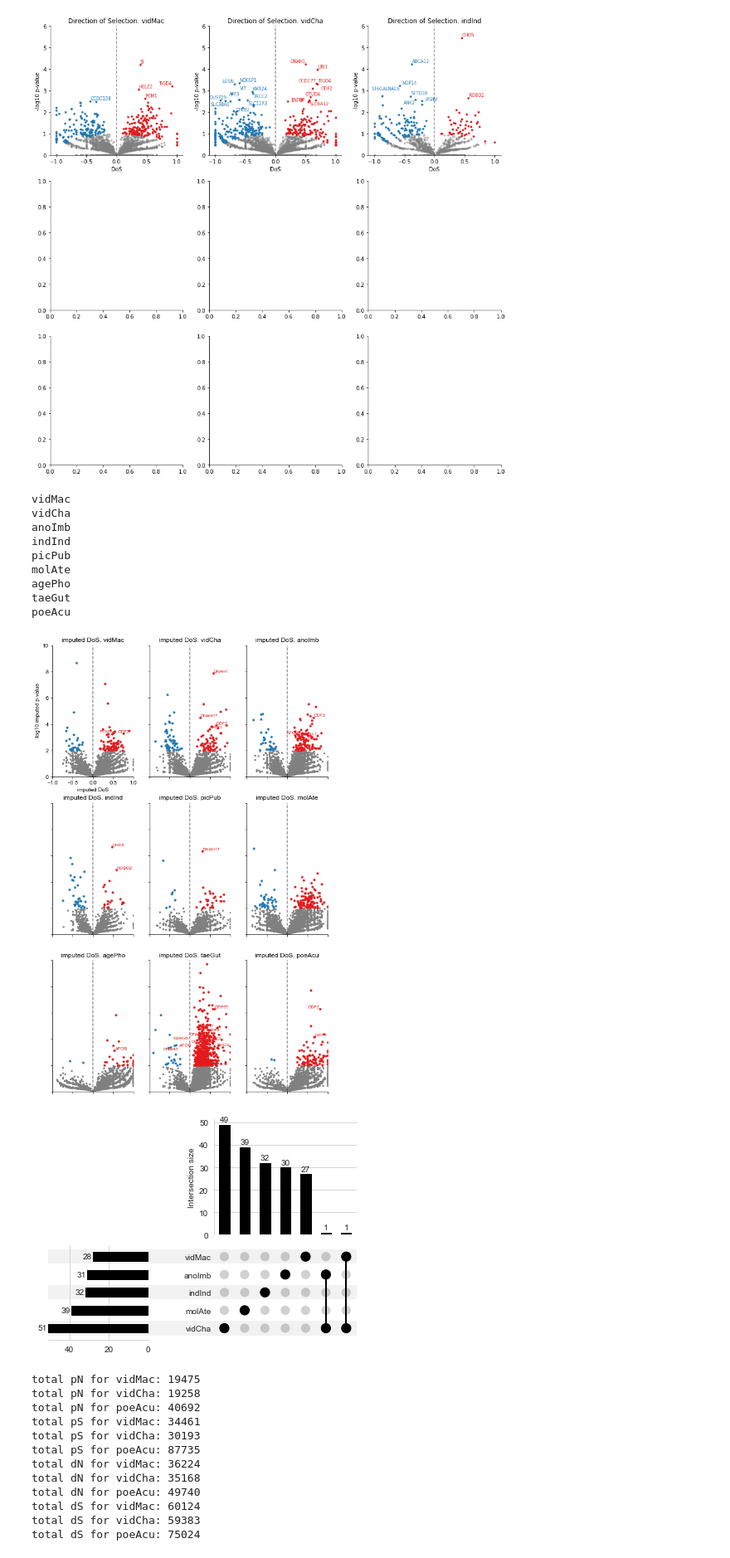
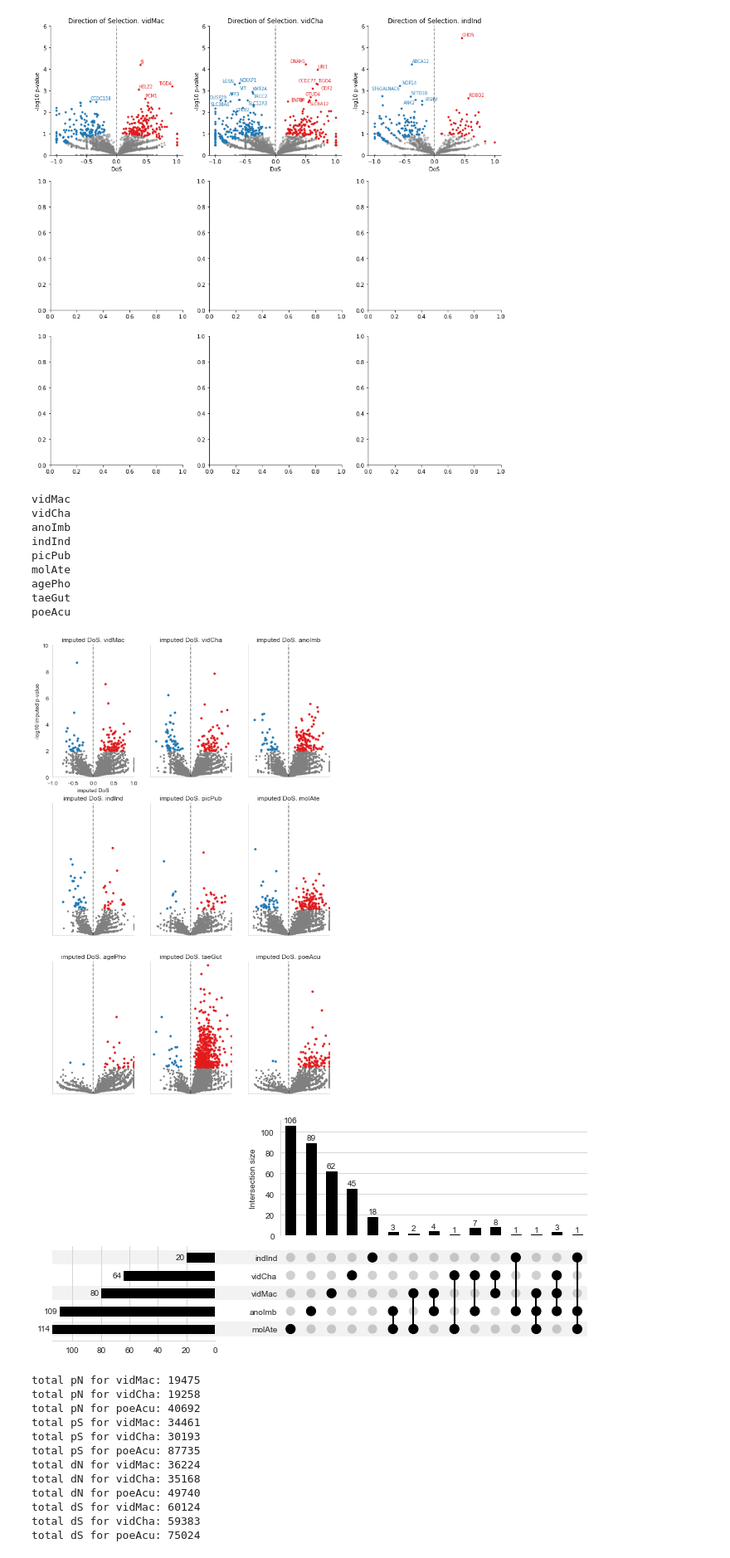
Before and after one commit to osipovarev/Brood_parasites_analysis, a Jupyter notebook: mk_test_analysis.ipynb, the cells around one changed output. Shown at 83% size. Saved outputs shown, nothing was run; the diff lists cells and outputs as text; code cells hidden in the pictures.

```diff
--- a/mk_test_analysis.ipynb
+++ b/mk_test_analysis.ipynb
@@ -173,7 +173,7 @@ for db in dbs:
     file_data = glob(dir_path + file_name)[0]
     df = pd.read_csv(file_data, sep='\t')
 
-    df = df.dropna()
+    df = df[df['imp.dos'].notna()]
     df['imp.dos'] = pd.to_numeric(df['imp.dos'])
     all_DFs[db] = df
 
@@ -214,10 +214,10 @@ for db in dbs:
     i += 1
 
     labels = []
-    for x, y, g in zip(df_Dpos_strict['imp.dos'], df_Dpos_strict['log.pval'], df_Dpos_strict['gene']):
-        if ((y > 3) and (not g.startswith('reg_')) and (not g.startswith('LOC')) and (g in sperm_genes)):
-            labels.append(axi.text(x=x, y=y, s=g, color=p[5], size=8))
-    adjust_text(labels, ax=axi)
+#     for x, y, g in zip(df_Dpos_strict['imp.dos'], df_Dpos_strict['log.pval'], df_Dpos_strict['gene']):
+#         if ((y > 3) and (not g.startswith('reg_')) and (not g.startswith('LOC')) and (g in sperm_genes)):
+#             labels.append(axi.text(x=x, y=y, s=g, color=p[5], size=8))
+#     adjust_text(labels, ax=axi)
 
 #     labels = []
 #     for x, y, g in zip(df_Dneg_strict['imp.dos'], df_Dneg_strict['log.pval'], df_Dneg_strict['gene']):
@@ -237,7 +237,7 @@ molAte
 agePho
 taeGut
 poeAcu
-[figure, old version]
+[figure, new version]
 # %%
 from upsetplot import plot
 
@@ -247,7 +247,7 @@ dir_path = '/Users/osipova/Documents/LabDocs/Brood_parasites_analysis/MKT_plots/
 dbs = ['vidMac', 'vidCha', 'anoImb', 'indInd', 'molAte']
 pval_cutoff_strict = -np.log10(0.01)
 # directions = ['pos', 'neg']
-directions = ['neg']
+directions = ['pos']
 
 
 sets_by_db = {}
@@ -258,34 +258,34 @@ for d in directions:
         df['log.pval'] = -np.log10(df['imp.pval'])
 
         ## Make sets according to the p-value
         if d == 'pos':
             df_strict = df[(pd.to_numeric(df['imp.dos']) > 0) & (df['log.pval'] > pval_cutoff_strict)]
             plot_size = 8
         elif d == 'neg':
             df_strict = df[(pd.to_numeric(df['imp.dos']) < 0) & (df['log.pval'] > pval_cutoff_strict)]
             plot_size = 5
 
         sets_by_db[db] = set(df_strict['gene'])
 
     set1 = sets_by_db['vidMac']
     set2 = sets_by_db['vidCha']
     set3 = sets_by_db['anoImb']
     set4 = sets_by_db['indInd']
     set5 = sets_by_db['molAte']
 
     all_elems = set1.union(set2).union(set3).union(set4).union(set5)
     df = pd.DataFrame([[e in set1,
                         e in set2,
                         e in set3,
                         e in set4,
                         e in set5] for e in all_elems], columns = dbs)
     dfi = df.groupby(dbs).size()
 
     fig = plt.figure(figsize=(10, 5))
     plot(dfi, fig=fig, orientation='horizontal', totals_plot_elements=plot_size, show_counts=True)
 #     plt.savefig("{}MKT.{}.upsetplot.pdf".format(dir_path, d))
 # %% [output]
-[figure, old version]
+[figure, new version]
 # %%
 fig, axes = plt.subplots(2, 2, figsize=(14, 7))
 values = ['pN', 'pS', 'dN', 'dS']
```
Also changed, not shown: parts of 3 cells of this notebook, 4 other files.
